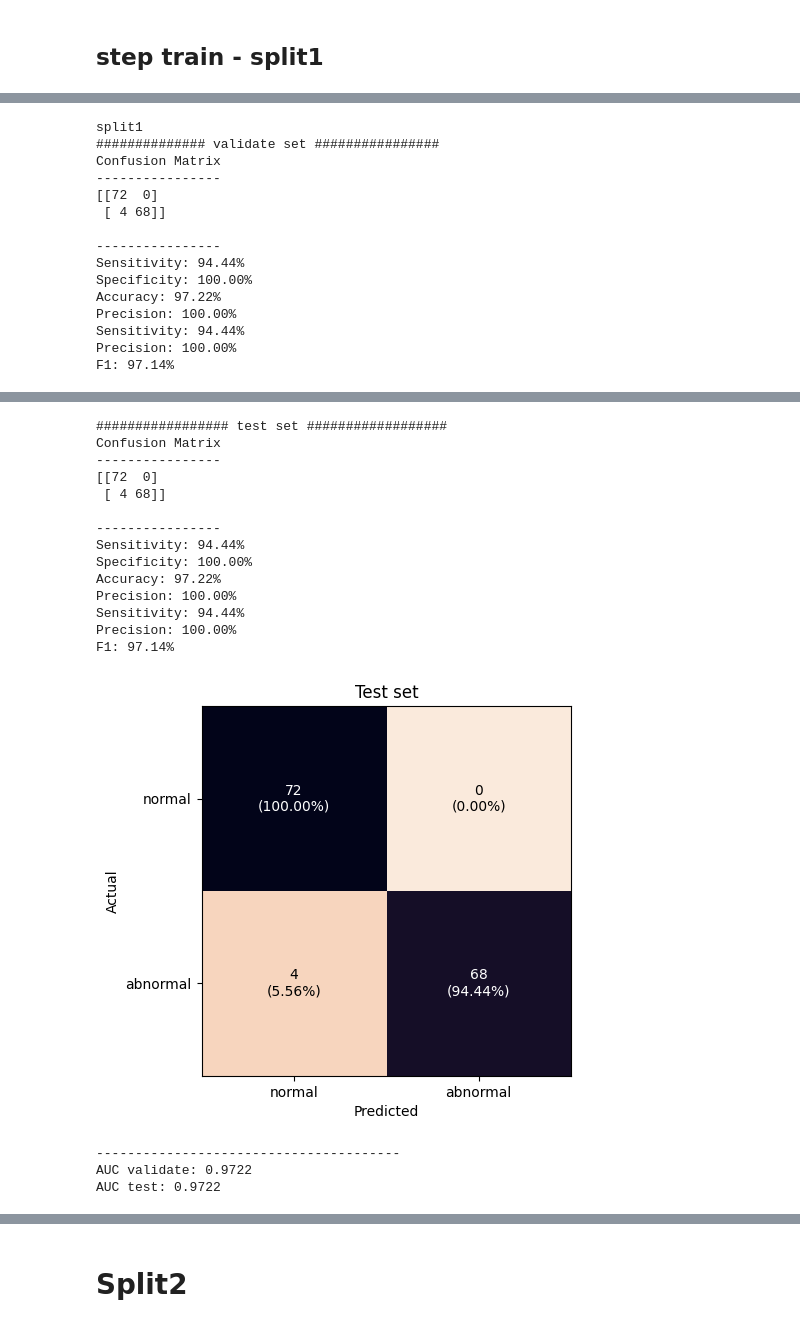
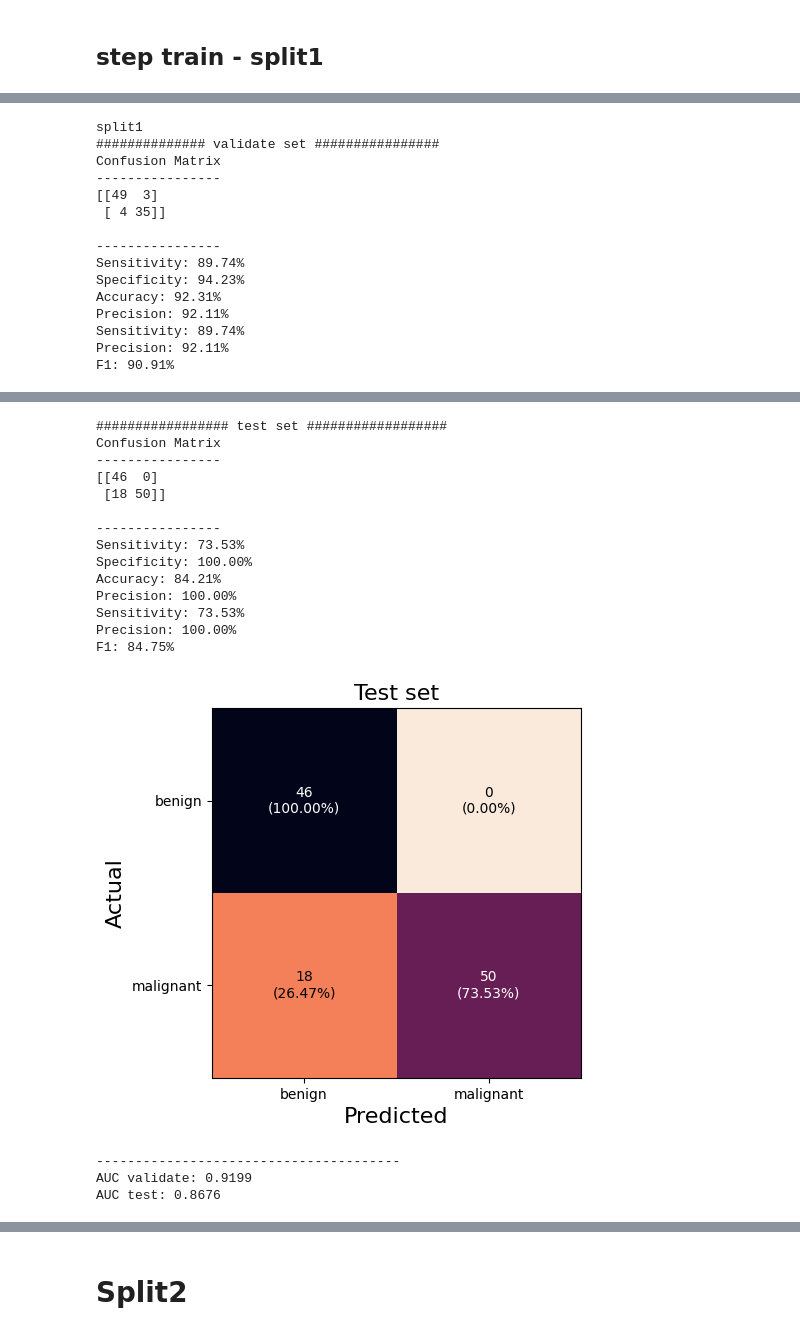
Before and after one commit to 6410615139/Project_Cancer, a Jupyter notebook: DTC/test_dtc.ipynb, the cells around one changed output, grey strips where cells are left out. Drawn from its saved outputs; the diff is of its cells as text; code cells hidden in the pictures.

```diff
--- a/DTC/test_dtc.ipynb
+++ b/DTC/test_dtc.ipynb
@@ -162,7 +180,7 @@ def f1(metrix):
 # %%
 # setting split and path
 split = 'split1'
-path = "../balanceing/balance_data/"
+path = "../Anny_oversampling/DATA/"
 train_path = "{}/{}/train/train_{}.csv".format(path,split,split)
 test_path =  "{}/test.csv".format(path)
 valid_path = "{}/{}/val/val_{}.csv".format(path,split,split)
@@ -193,9 +211,9 @@ print(le.classes_)
 # Load the testing set
 test_data = pd.read_csv(test_path)
 print(test_data.shape)
-x_test = test_data[test_data.columns[2:]]
+x_test = test_data[test_data.columns[3:]]
 print(x_test.shape)
-y_test = test_data[test_data.columns[1]]
+y_test = test_data[test_data.columns[2]]
 le = LabelEncoder()
 y_test = np.array(le.fit_transform(y_test))
 print(le.classes_)
@@ -343,7 +374,7 @@ x_val = ss.fit_transform(x_val)
 # %%
-dtc = DecisionTreeClassifier(criterion="entropy",
-                             max_depth=11, min_samples_leaf=6,
-                             min_samples_split=5, splitter="random")
+model = DecisionTreeClassifier(criterion="gini",
+                             max_depth=21, min_samples_leaf=4,
+                             min_samples_split=4, splitter="random")
 # %%
 dtc.fit(x_train, y_train)
 # %% [output]
@@ -385,7 +422,7 @@ pre_val = precision(cm_val)
 f1_score_val = f1(cm_val)
 
 # plot confusion matrix
-class_names = ['normal', 'abnormal']
+class_names = ['benign','malignant']
 
 # Normalize confusion matrix to percentage
 cm_norm_val = cm_val.astype('float') / cm_val.sum(axis=1)[:, np.newaxis]
@@ -398,10 +435,10 @@ ax.grid(False)
 # Add labels
 ax.set(xticks=np.arange(cm_norm_val.shape[1]),
        yticks=np.arange(cm_norm_val.shape[0]),
-       xticklabels=class_names, yticklabels=class_names,
-       title='Validate set',
-       ylabel='Actual',
-       xlabel='Predicted')
+       xticklabels=class_names, yticklabels=class_names)
+ax.set_title("Validate set", fontsize=16)
+ax.set_ylabel('Actual', fontsize=16)
+ax.set_xlabel('Predicted', fontsize=16)
 
 # Add percentage and count values inside plot
 thresh = cm_norm_val.max() / 2.
@@ -434,9 +471,7 @@ pre_test = precision(cm_test)
 f1_score_test = f1(cm_test)
 
 # plot confusion matrix
-# label = ['benign','malignant']
-# plot confusion matrix
-class_names = ['normal', 'abnormal']
+class_names = ['benign','malignant']
 
 # Normalize confusion matrix to percentage
 cm_norm_test = cm_test.astype('float') / cm_test.sum(axis=1)[:, np.newaxis]
@@ -447,12 +482,12 @@ im = ax.imshow(cm_norm_test, interpolation='nearest', cmap="rocket_r")
 ax.grid(False)
 
 # Add labels
-ax.set(xticks=np.arange(cm_norm_test.shape[1]),
-       yticks=np.arange(cm_norm_test.shape[0]),
-       xticklabels=class_names, yticklabels=class_names,
-       title='Test set',
-       ylabel='Actual',
-       xlabel='Predicted')
+ax.set(xticks=np.arange(cm_norm_val.shape[1]),
+       yticks=np.arange(cm_norm_val.shape[0]),
+       xticklabels=class_names, yticklabels=class_names)
+ax.set_title("Test set", fontsize=16)
+ax.set_ylabel('Actual', fontsize=16)
+ax.set_xlabel('Predicted', fontsize=16)
 
 # Add percentage and count values inside plot
 thresh = cm_norm_test.max() / 2.
@@ -495,14 +530,14 @@ split1
 ############## validate set ################
 Confusion Matrix
 ----------------
-[[72  0]
- [ 4 68]]
+[[49  3]
+ [ 4 35]]
 
 ----------------
-Sensitivity: 94.44%
-Specificity: 100.00%
-Accuracy: 97.22%
-Precision: 100.00%
-Sensitivity: 94.44%
-Precision: 100.00%
-F1: 97.14%
+Sensitivity: 89.74%
+Specificity: 94.23%
+Accuracy: 92.31%
+Precision: 92.11%
+Sensitivity: 89.74%
+Precision: 92.11%
+F1: 90.91%
@@ -510,18 +545,18 @@ F1: 97.14%
 ################# test set ##################
 Confusion Matrix
 ----------------
-[[72  0]
- [ 4 68]]
+[[46  0]
+ [18 50]]
 
 ----------------
-Sensitivity: 94.44%
+Sensitivity: 73.53%
 Specificity: 100.00%
-Accuracy: 97.22%
+Accuracy: 84.21%
 Precision: 100.00%
-Sensitivity: 94.44%
+Sensitivity: 73.53%
 Precision: 100.00%
-F1: 97.14%
+F1: 84.75%
-[figure, old version]
+[figure, new version]
 ---------------------------------------
-AUC validate: 0.9722
-AUC test: 0.9722
+AUC validate: 0.9199
+AUC test: 0.8676
```
Also changed, not shown: parts of 94 cells of this notebook.
